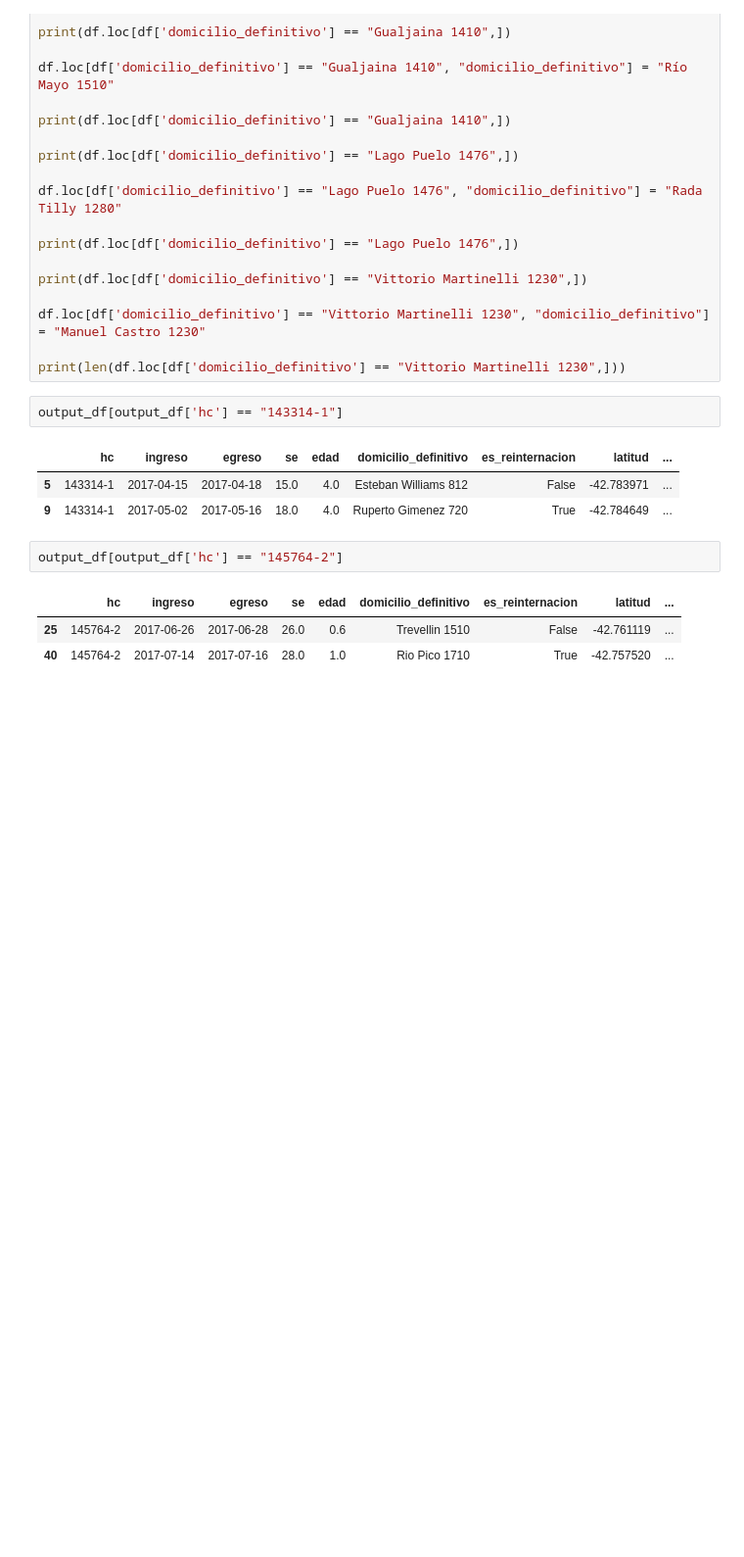
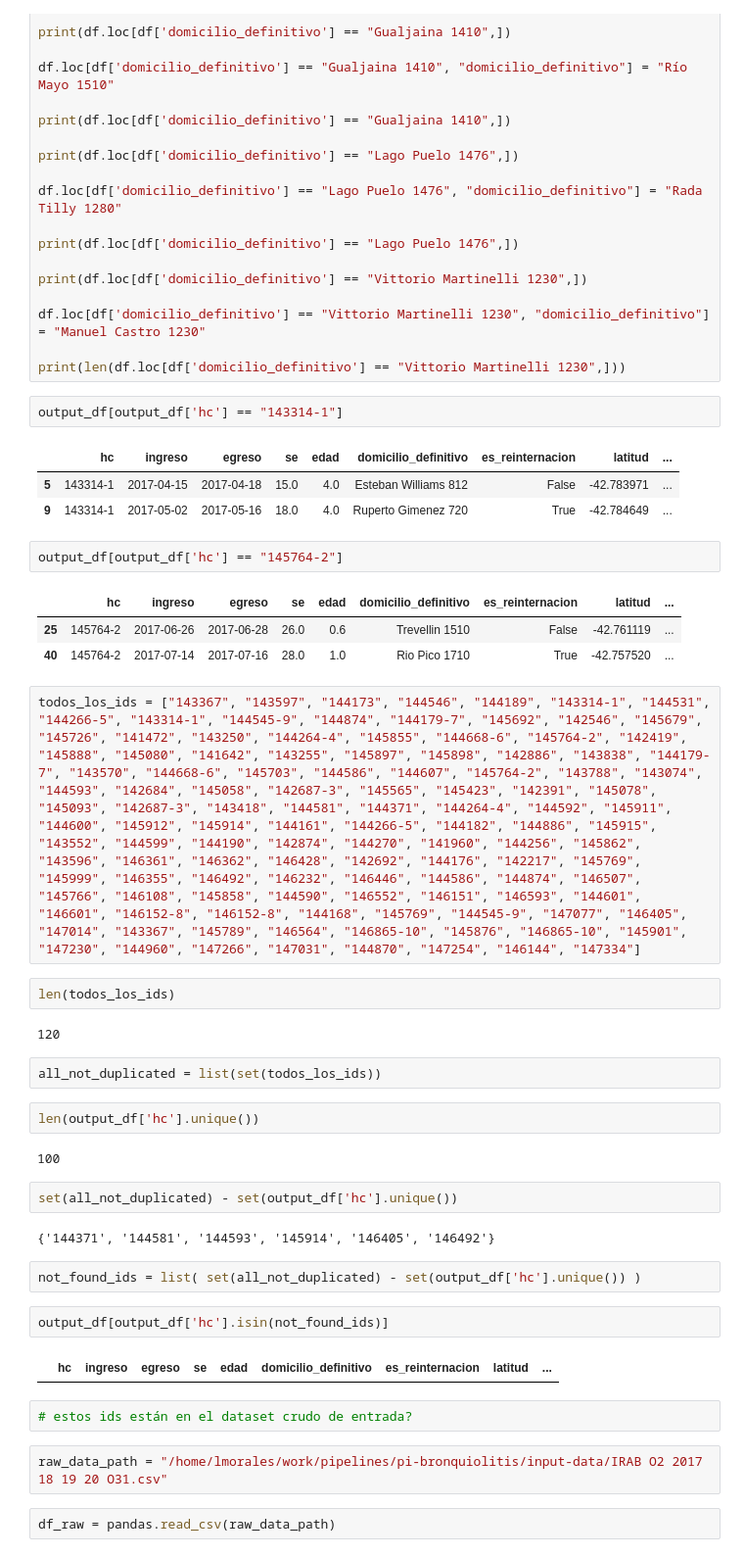
Before and after one commit to LeoMorales/pi-bronquiolitis-pipeline, a Jupyter notebook: scripts/exploratorio.ipynb, the cells around one changed output. Shown at 98% size. Saved outputs shown, nothing was run; the diff lists cells and outputs as text; blank space fills up the shorter version.

```diff
--- a/scripts/exploratorio.ipynb
+++ b/scripts/exploratorio.ipynb
@@ -205,3 +205,31 @@ output_df[output_df['hc'] == "145764-2"]
 |  | hc | ingreso | egreso | se | edad | domicilio_definitivo | es_reinternacion | latitud | ... |
 | 25 | 145764-2 | 2017-06-26 | 2017-06-28 | 26.0 | 0.6 | Trevellin 1510 | False | -42.761119 | ... |
 | 40 | 145764-2 | 2017-07-14 | 2017-07-16 | 28.0 | 1.0 | Rio Pico 1710 | True | -42.757520 | ... |
+# %%
+todos_los_ids = ["143367", "143597", "144173", "144546", "144189", "143314-1", "144531", "144266-5", "143314-1", "144545-9", "144874", "144179-7", "145692", "142546", "145679", "145726", "141472", "143250", "144264-4", "145855", "144668-6", "145764-2", "142419", "145888", "145080", "141642", "143255", "145897", "145898", "142886", "143838", "144179-7", "143570", "144668-6", "145703", "144586", "144607", "145764-2", "143788", "143074", "144593", "142684", "145058", "142687-3", "145565", "145423", "142391", "145078", "145093", "142687-3", "143418", "144581", "144371", "144264-4", "144592", "145911", "144600", "145912", "145914", "144161", "144266-5", "144182", "144886", "145915", "143552", "144599", "144190", "142874", "144270", "141960", "144256", "145862", "143596", "146361", "146362", "146428", "142692", "144176", "142217", "145769", "145999", "146355", "146492", "146232", "146446", "144586", "144874", "146507", "145766", "146108", "145858", "144590", "146552", "146151", "146593", "144601", "146601", "146152-8", "146152-8", "144168", "145769", "144545-9", "147077", "146405", "147014", "143367", "145789", "146564", "146865-10", "145876", "146865-10", "145901", "147230", "144960", "147266", "147031", "144870", "147254", "146144", "147334"]
+# %%
+len(todos_los_ids)
+# %% [output]
+120
+# %%
+all_not_duplicated = list(set(todos_los_ids))
+# %%
+len(output_df['hc'].unique())
+# %% [output]
+100
+# %%
+set(all_not_duplicated) - set(output_df['hc'].unique())
+# %% [output]
+{'144371', '144581', '144593', '145914', '146405', '146492'}
+# %%
+not_found_ids = list( set(all_not_duplicated) - set(output_df['hc'].unique()) )
+# %%
+output_df[output_df['hc'].isin(not_found_ids)]
+# %% [output]
+|  | hc | ingreso | egreso | se | edad | domicilio_definitivo | es_reinternacion | latitud | ... |
+# %%
+# estos ids están en el dataset crudo de entrada?
+# %%
+raw_data_path = "/home/lmorales/work/pipelines/pi-bronquiolitis/input-data/IRAB O2 2017 18 19 20 O31.csv"
+# %%
+df_raw = pandas.read_csv(raw_data_path)
```
Also changed, not shown: parts of 8 cells of this notebook, 14 other files.
